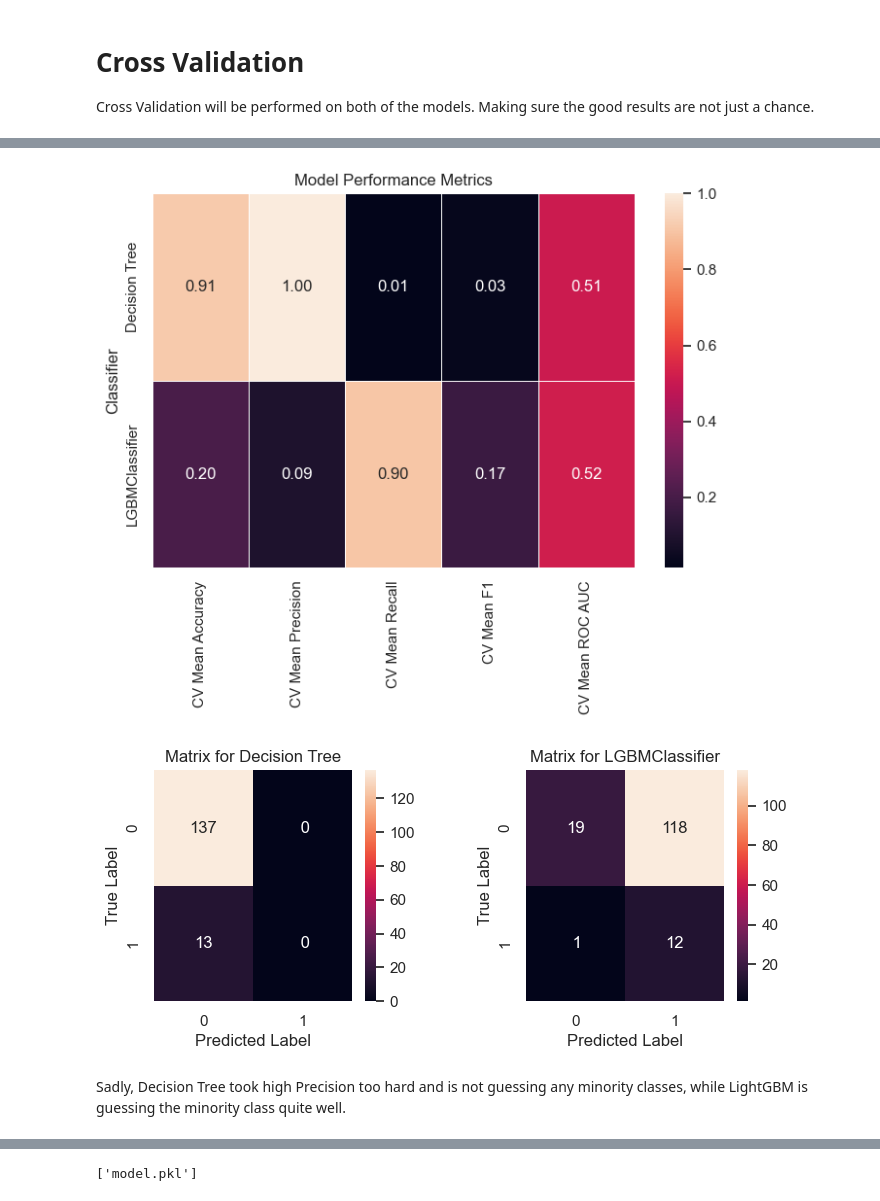
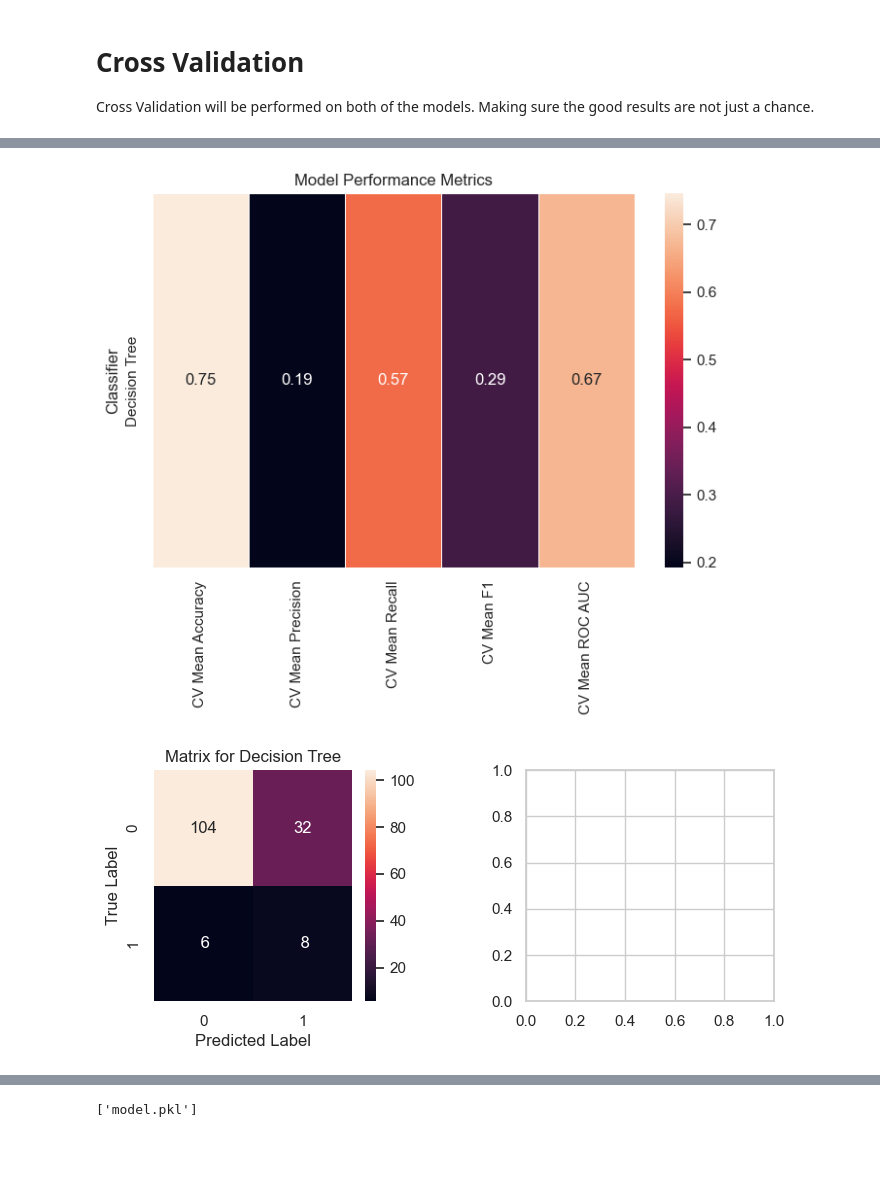
Before and after one commit to gkukse/Home-Credit-Default-Risk, a Jupyter notebook: 6_Model.ipynb, the cells around one changed output, grey strips where cells are left out. Cells and saved outputs as stored; diff of their text form; code cells hidden in the pictures; blank space fills up the shorter version.

```diff
--- a/6_Model.ipynb
+++ b/6_Model.ipynb
@@ -462,0 +475,21 @@ thresholds = {
+# %%
+# Pipeline copy
+voting_dtree_pipeline = copy.deepcopy(dtree_pipeline)
+voting_lgbm_pipeline = copy.deepcopy(lightgbm_pipeline)
+
+
+voting_pipeline = Pipeline([
+    ('imputer', SimpleImputer(strategy='constant', fill_value=0)),
+    ('scaler', StandardScaler()),
+    ('classifier', VotingClassifier(estimators=[('dtree', voting_dtree_pipeline), ('lgbm', voting_lgbm_pipeline)],
+                                    voting='soft',
+                                    flatten_transform=True,
+                                    weights=[1, 1]))
+])
+
+voting_pipeline.fit(X_train, y_train)
+
+voting = copy.deepcopy(voting_pipeline)
+
+help_model.multi_evaluation(voting_pipeline, X_train,
+                            y_train, X_validation, y_validation)
@@ -462,0 +503,5 @@ thresholds = {
+# %%
+threshold_voting_pipeline = copy.deepcopy(voting_pipeline)
+voting_threshold = help_model.find_threshold(
+
+    threshold_voting_pipeline, X_validation, y_validation, 'Voting')
@@ -463,19 +513,30 @@ thresholds = {
 # %%
+# Pipeline copy
+voting_cross_pipeline = copy.deepcopy(threshold_voting_pipeline)
+
+classifiers = {
+    'Decision Tree': voting_cross_pipeline,
+}
+
+
+thresholds = {
+    'Decision Tree': voting_threshold,
+}
+
+
 def cross_val_plots(fold, X, y, thresholds_df, classifiers):
 
     model_info = help_model.cross_val_thresholds(
         fold, X, y, thresholds_df, classifiers)
 
     help_tool.cross_validation_param(
         model_info.drop('Confusion Matrix', axis=1))
     help_tool.cross_validation_confusion_matrix(model_info)
 
 
 cross_val_plots(10, X_validation, y_validation, thresholds, classifiers)
 # %% [output]
-[figure, old version]
+[figure, new version]
-[figure, old version]
+[figure, new version]
-# %% [markdown]
-Sadly, Decision Tree took high Precision too hard and is not guessing any minority classes, while LightGBM is guessing the minority class quite well.
 # %% [markdown]
 # Test data (3rd partition)
```
Also changed, not shown: parts of 10 cells of this notebook, 14 other files.
